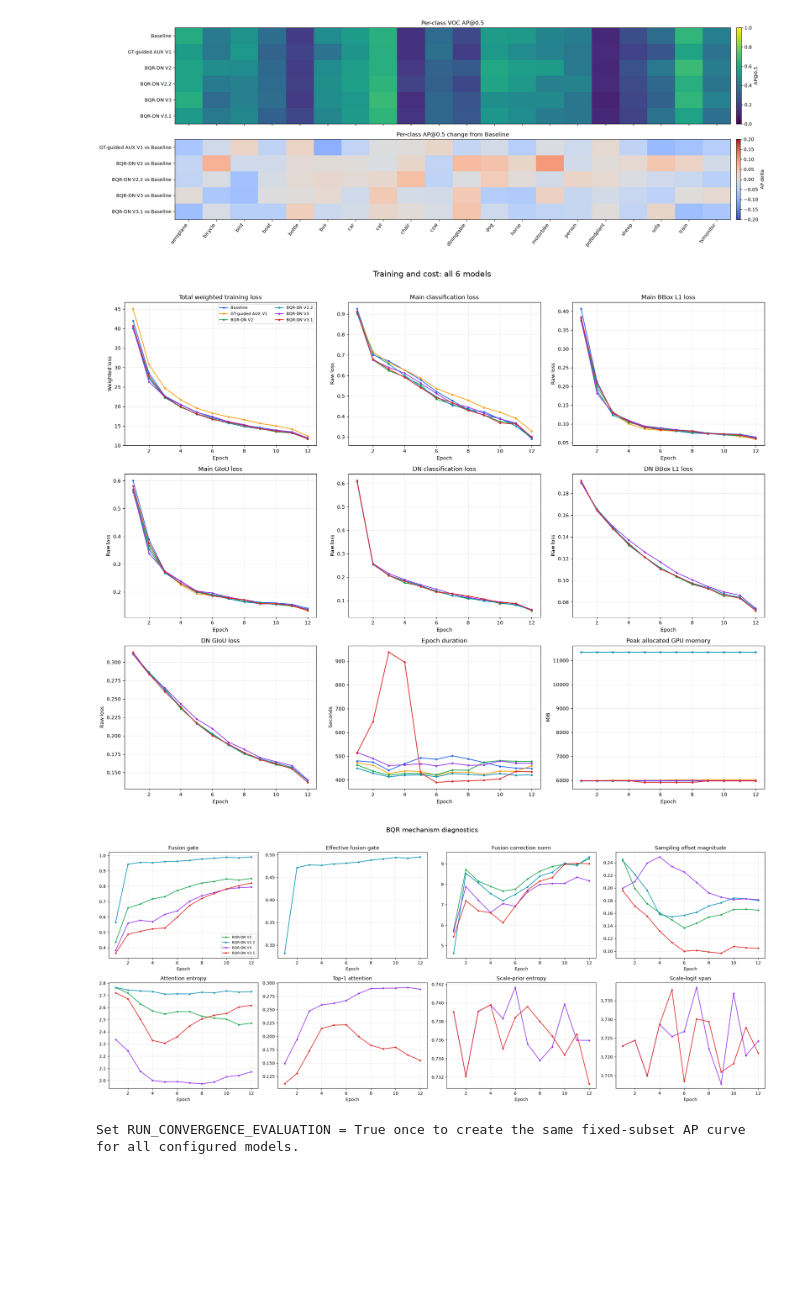
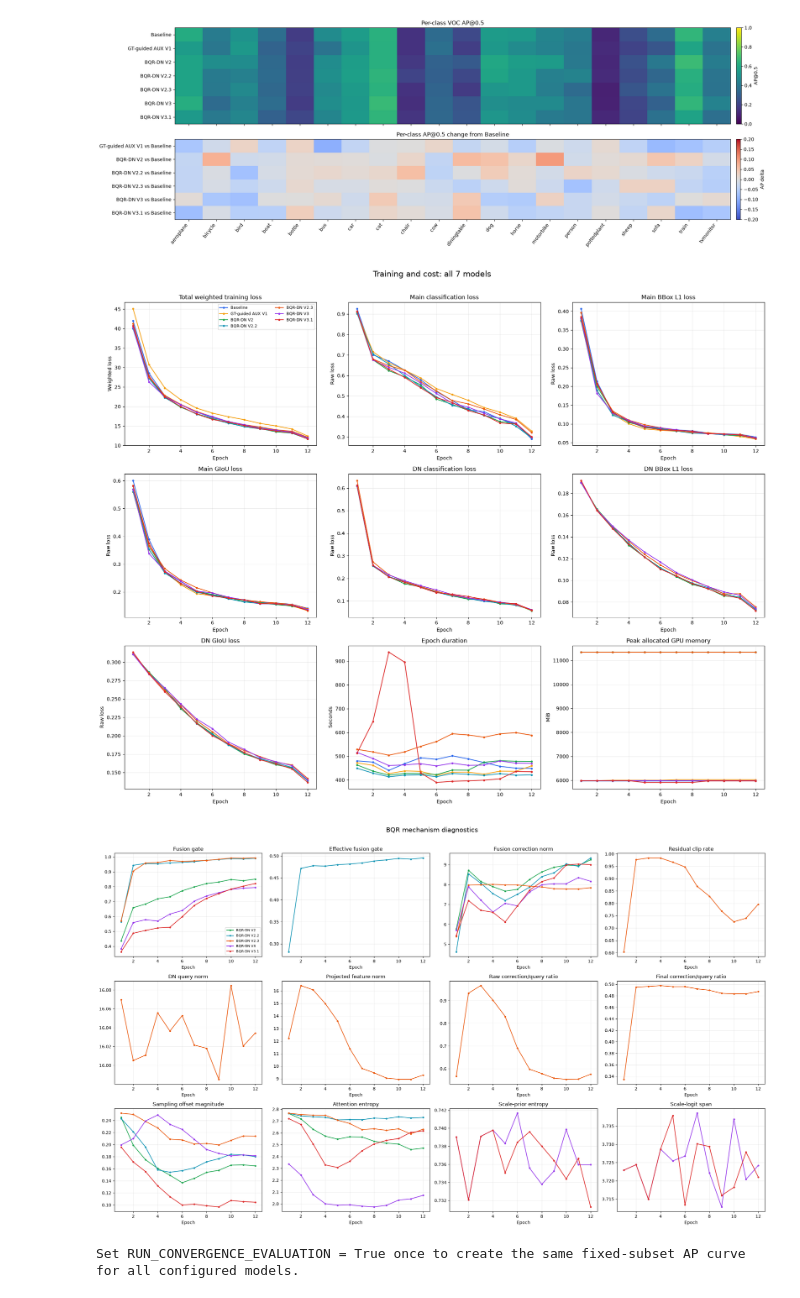
Before and after one commit to junhyun111/BQR_DETR, a Jupyter notebook: notebooks/03_compare.ipynb, the cells around one changed output. Cells and saved outputs as stored; diff of their text form; code cells hidden in the pictures; blank space fills up the shorter version.

```diff
--- a/notebooks/03_compare.ipynb
+++ b/notebooks/03_compare.ipynb
@@ -38,6 +38,7 @@ MODEL_SPECS = {
     'GT-guided AUX V1': {'method': 'gt_guided_aux', 'color': '#f59e0b'},
     'BQR-DN V2': {'method': 'bqr_dn_v2', 'color': '#16a34a'},
     'BQR-DN V2.2': {'method': 'bqr_dn_v2_2', 'color': '#0891b2'},
+    'BQR-DN V2.3': {'method': 'bqr_dn_v2_3', 'color': '#ea580c'},
     'BQR-DN V3': {'method': 'bqr_dn_v3', 'color': '#9333ea'},
     'BQR-DN V3.1': {'method': 'bqr_dn_v3_1', 'color': '#dc2626'},
 }
@@ -116,6 +118,7 @@ SUMMARY_KEYS = ('AP', 'AP50', 'AP75', 'AP_small', 'AP_medium', 'AP_large', 'AR_1
 names = list(MODEL_SPECS)
 comparisons = (
     ('V2.2 - V2', 'BQR-DN V2.2', 'BQR-DN V2'),
+    ('V2.3 - V2', 'BQR-DN V2.3', 'BQR-DN V2'),
     ('V3.1 - V3', 'BQR-DN V3.1', 'BQR-DN V3'),
 )
 
@@ -201,7 +205,7 @@ axes[1].set_xticks(range(len(classes)), classes, rotation=52, ha='right')
 figure.colorbar(delta_image, ax=axes[1], fraction=0.02, pad=0.01, label='AP delta')
 figure.tight_layout()
 # %% [output]
-[figure, old version]
+[figure, new version]
 # %%
 def plot_history(axis, key, title, ylabel='Loss'):
     for name in names:
@@ -229,32 +233,36 @@ axes[0, 0].legend(ncol=2, fontsize=8)
 figure.suptitle(f'Training and cost: all {len(names)} models', fontsize=16, y=1.01)
 figure.tight_layout()
 # %% [output]
-[figure, old version]
+[figure, new version]
 # %%
-diagnostic_names = ('BQR-DN V2', 'BQR-DN V2.2', 'BQR-DN V3', 'BQR-DN V3.1')
-figure, axes = plt.subplots(2, 4, figsize=(22, 9))
+diagnostic_names = ('BQR-DN V2', 'BQR-DN V2.2', 'BQR-DN V2.3', 'BQR-DN V3', 'BQR-DN V3.1')
+figure, axes = plt.subplots(3, 4, figsize=(22, 13))
 for axis, key, title in (
     (axes[0, 0], 'bqr_gate_mean', 'Fusion gate'),
     (axes[0, 1], 'bqr_effective_gate_mean', 'Effective fusion gate'),
     (axes[0, 2], 'bqr_fusion_delta_norm', 'Fusion correction norm'),
-    (axes[0, 3], 'bqr_offset_abs_mean', 'Sampling offset magnitude'),
-    (axes[1, 0], 'bqr_attention_entropy', 'Attention entropy'),
-    (axes[1, 1], 'bqr_top1_attention', 'Top-1 attention'),
-    (axes[1, 2], 'bqr_scale_prior_entropy', 'Scale-prior entropy'),
-    (axes[1, 3], 'bqr_scale_logit_span', 'Scale-logit span'),
+    (axes[0, 3], 'bqr_clip_rate', 'Residual clip rate'),
+    (axes[1, 0], 'bqr_query_norm', 'DN query norm'),
+    (axes[1, 1], 'bqr_projected_norm', 'Projected feature norm'),
+    (axes[1, 2], 'bqr_raw_delta_ratio', 'Raw correction/query ratio'),
+    (axes[1, 3], 'bqr_final_delta_ratio', 'Final correction/query ratio'),
+    (axes[2, 0], 'bqr_offset_abs_mean', 'Sampling offset magnitude'),
+    (axes[2, 1], 'bqr_attention_entropy', 'Attention entropy'),
+    (axes[2, 2], 'bqr_scale_prior_entropy', 'Scale-prior entropy'),
+    (axes[2, 3], 'bqr_scale_logit_span', 'Scale-logit span'),
 ):
     for name in diagnostic_names:
         history = HISTORIES[name]
         values = np.asarray([row.get(key, np.nan) for row in history], dtype=float)
         if np.isfinite(values).any():
             axis.plot([row['epoch'] for row in history], values, marker='o', ms=3, label=name, color=MODEL_SPECS[name]['color'])
     axis.set(title=title, xlabel='Epoch')
     axis.grid(alpha=0.25)
 axes[0, 0].legend(fontsize=8)
 figure.suptitle('BQR mechanism diagnostics', fontsize=15, y=1.01)
 figure.tight_layout()
 # %% [output]
-[figure, old version]
+[figure, new version]
 # %%
 convergence = {}
 for name, spec in MODEL_SPECS.items():
```
Also changed, not shown: parts of 5 cells of this notebook, 20 other files.
